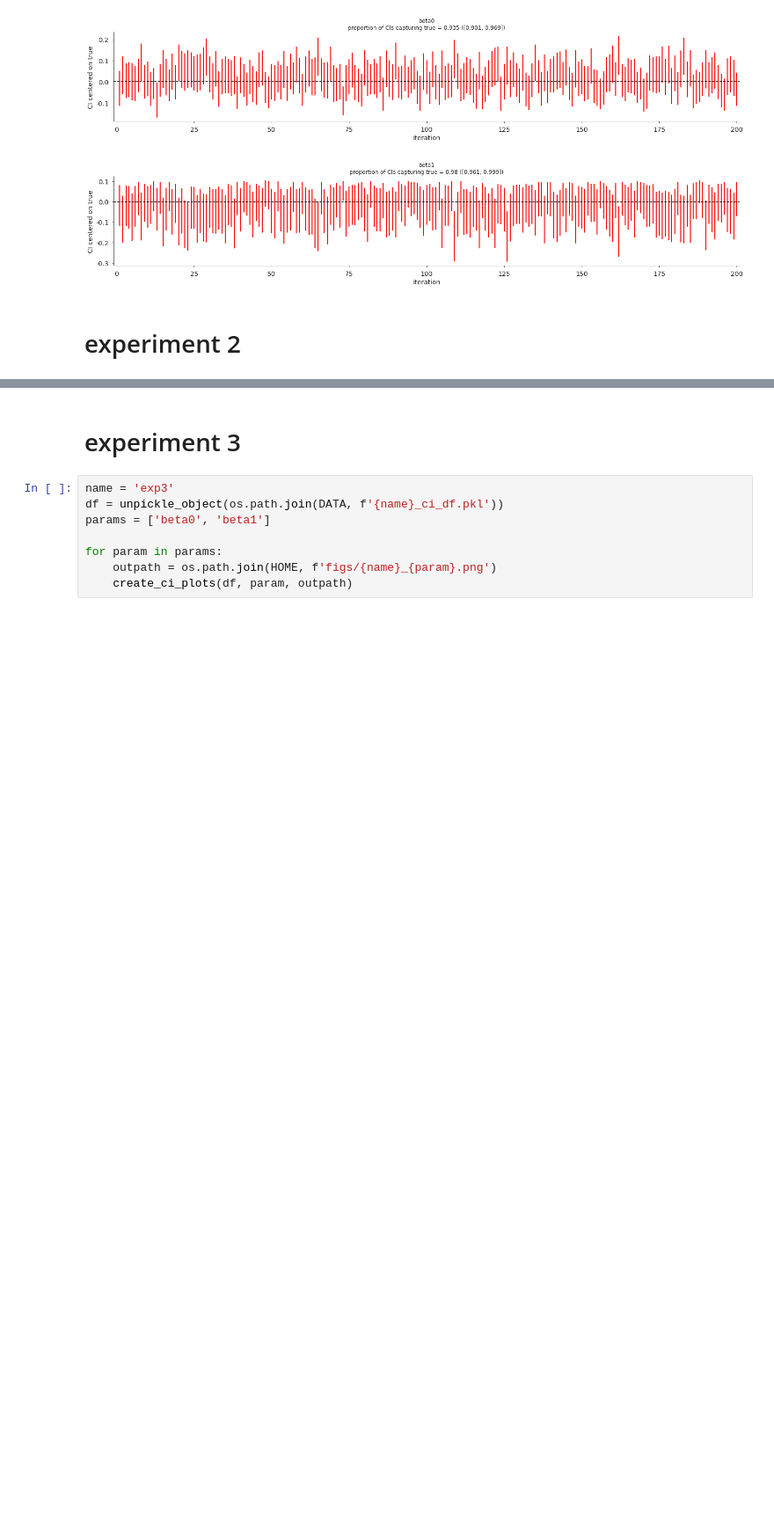
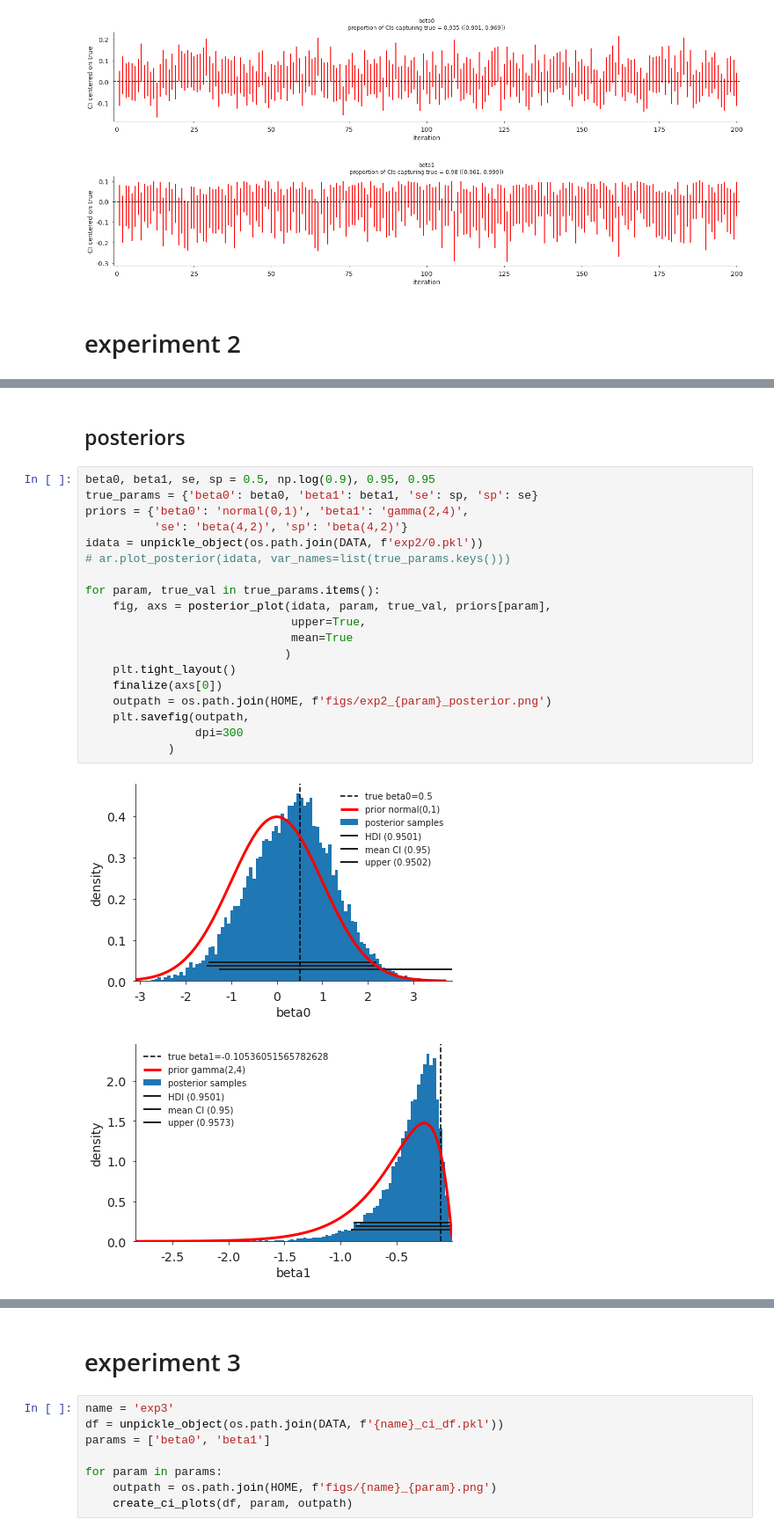
Before and after one commit to erikj540/Bayesian-Vaccine-Efficacy, a Jupyter notebook: notebooks/april12_week.ipynb, the cells around one changed output, grey strips where cells are left out. Shown: that part at 88% size. Saved outputs shown, nothing was run; the diff lists cells and outputs as text; blank space fills up the shorter version.

```diff
--- a/notebooks/april12_week.ipynb
+++ b/notebooks/april12_week.ipynb
@@ -54,0 +78,24 @@ for param in params:
+# %% [markdown]
+## posteriors
+# %%
+beta0, beta1, se, sp = 0.5, np.log(0.9), 0.95, 0.95
+true_params = {'beta0': beta0, 'beta1': beta1, 'se': sp, 'sp': se}
+priors = {'beta0': 'normal(0,1)', 'beta1': 'gamma(2,4)',
+          'se': 'beta(4,2)', 'sp': 'beta(4,2)'}
+idata = unpickle_object(os.path.join(DATA, f'exp2/0.pkl'))
+# ar.plot_posterior(idata, var_names=list(true_params.keys()))
+
+for param, true_val in true_params.items():
+    fig, axs = posterior_plot(idata, param, true_val, priors[param],
+                              upper=True,
+                              mean=True
+                             )
+    plt.tight_layout()
+    finalize(axs[0])
+    outpath = os.path.join(HOME, f'figs/exp2_{param}_posterior.png')
+    plt.savefig(outpath,
+                dpi=300
+            )
+# %% [output]
+[figure, added]
+[figure, added]
```
Also changed, not shown: parts of 5 cells of this notebook, 5 other files.
